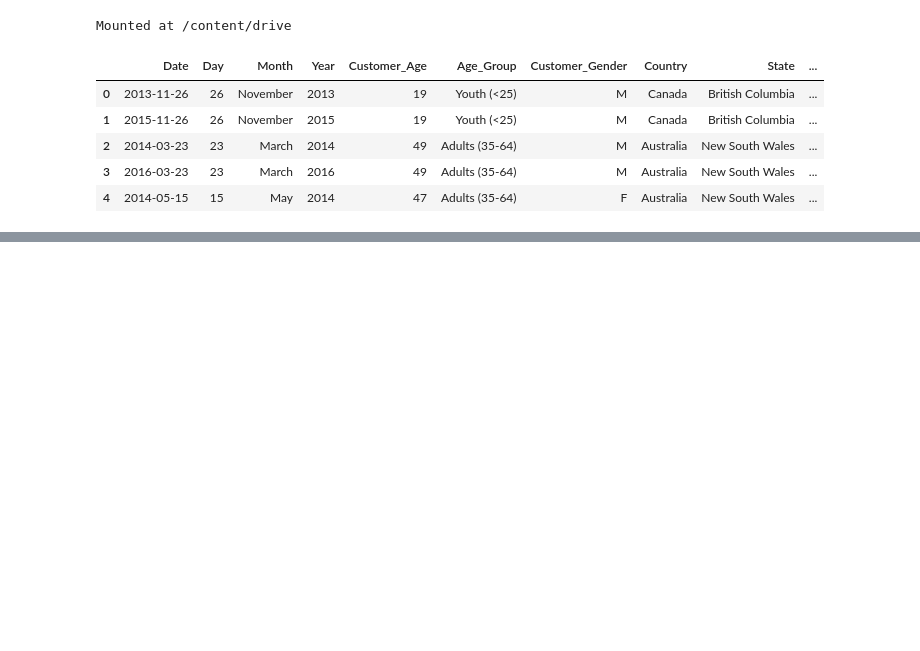
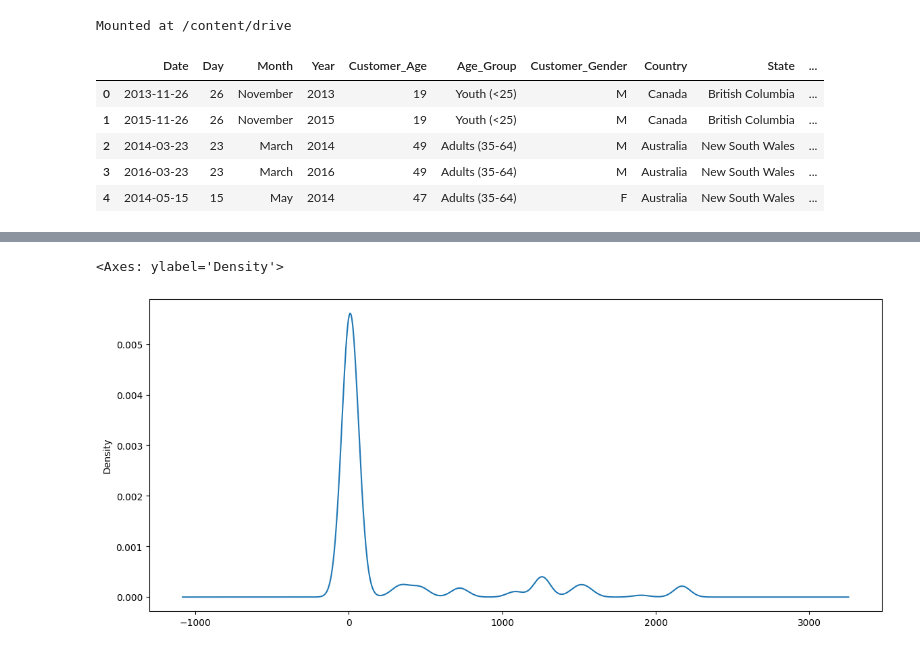
Before and after one commit to sarafkhan15/Data-Analysis-work, a Jupyter notebook: Sales_data_csv.ipynb, the cells around one changed output, grey strips where cells are left out. Cells and saved outputs as stored; diff of their text form; code cells hidden in the pictures; blank space fills up the shorter version.

```diff
--- a/Sales_data_csv.ipynb
+++ b/Sales_data_csv.ipynb
@@ -94,0 +157,5 @@ Mounted at /content/drive
+# %%
+sales['Unit_Cost'].plot(kind='density', figsize=(14,6))
+# %% [output]
+<Axes: ylabel='Density'>
+[figure, added]
```
Also changed, not shown: parts of 19 cells of this notebook.
